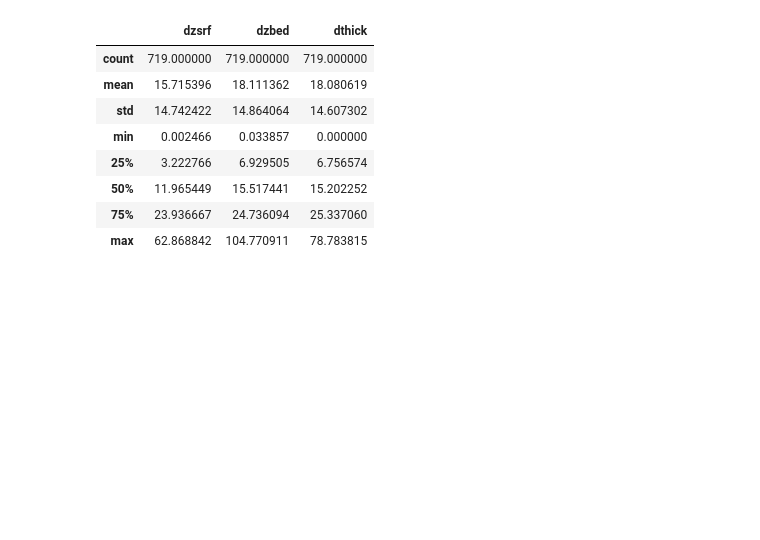
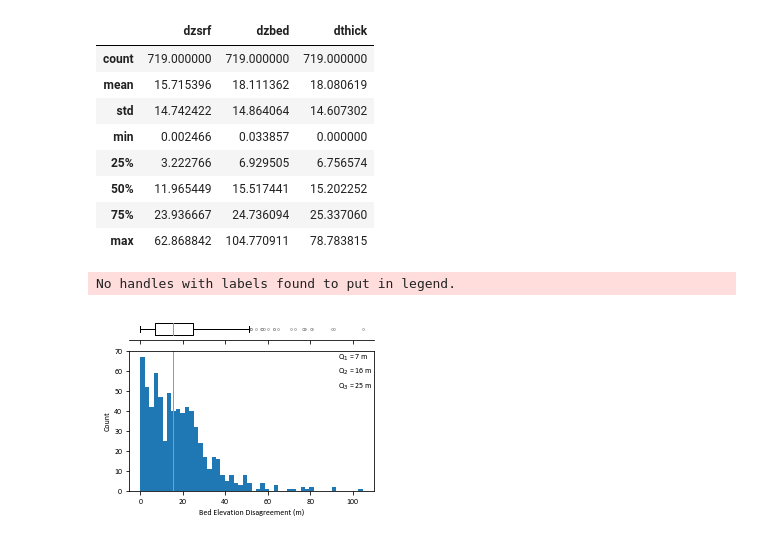
Before and after one commit to btobers/radar_tools, a Jupyter notebook: ragu_pick_crossover.ipynb, the cells around one changed output. Saved outputs shown, nothing was run; the diff lists cells and outputs as text; code cells hidden in the pictures; blank space fills up the shorter version.

```diff
--- a/ragu_pick_crossover.ipynb
+++ b/ragu_pick_crossover.ipynb
@@ -386,0 +391,39 @@ crossings_df[['dzsrf','dzbed','dthick']].describe()
+# %%
+arr = crossings_df["dzbed"]
+q1 = np.quantile(arr,.25)
+q2 = np.quantile(arr,.5)
+q3 = np.quantile(arr,.75)
+# %%
+# create bar plot
+fig, ax = plt.subplots(2,1, figsize=(3.25,3.25),gridspec_kw={'height_ratios': [.5,3]},sharex='col',sharey='row')
+
+# box and whisker plots
+flier = dict(markerfacecolor='w', marker='o', markersize='2', markeredgewidth=.25,zorder=-1000)
+mp=dict(color="tab:orange", alpha=1, lw=1)
+ax[0].boxplot(arr,vert=False,showfliers=True,widths=.5,flierprops=flier, medianprops=mp)
+
+nbins=50
+ax[1].hist(arr, bins=nbins)
+ax[1].axvline(x=q2,c='tab:orange',lw=1)
+
+
+empty_patch = mpatches.Patch(color='none', label='Extra label') # create a patch with no color
+ax[1].legend()
+ax[1].legend(handles=[empty_patch, empty_patch, empty_patch],
+                labels=['Q' + r'$_{1}$' + ' = ' + str(round(q1)) + " m", 'Q' + r'$_{2}$' + ' = ' + str(round(q2)) + " m",'Q' + r'$_{3}$' + ' = ' + str(round(q3)) + " m"],
+                loc='upper right', handlelength=0, handletextpad=0, fancybox=False, frameon=False, borderaxespad=.2, borderpad=0)
+
+# labels
+for axis in [ax[0]]:
+    axis.get_yaxis().set_visible(False)
+    axis.spines['left'].set_visible(False)
+    axis.spines['top'].set_visible(False)
+    axis.spines['right'].set_visible(False)
+ax[1].set_xlabel('Bed Elevation Disagreement (m)')
+ax[1].set_ylabel('Count')
+
+fig.tight_layout()
+plt.subplots_adjust(hspace=0.125)
+# %% [output]
+No handles with labels found to put in legend.
+[figure, added]
```
Also changed, not shown: parts of 6 cells of this notebook, 3 other files.
